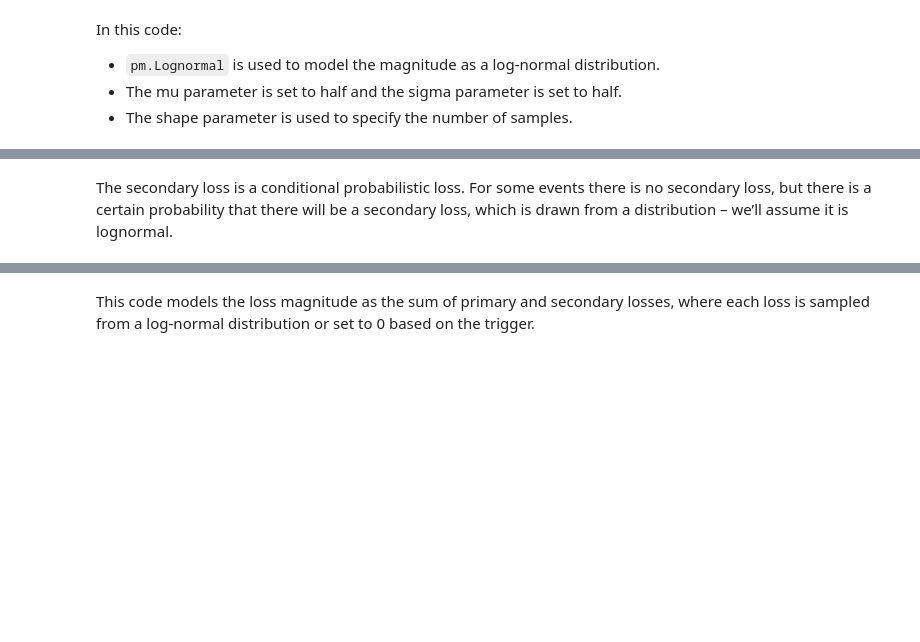
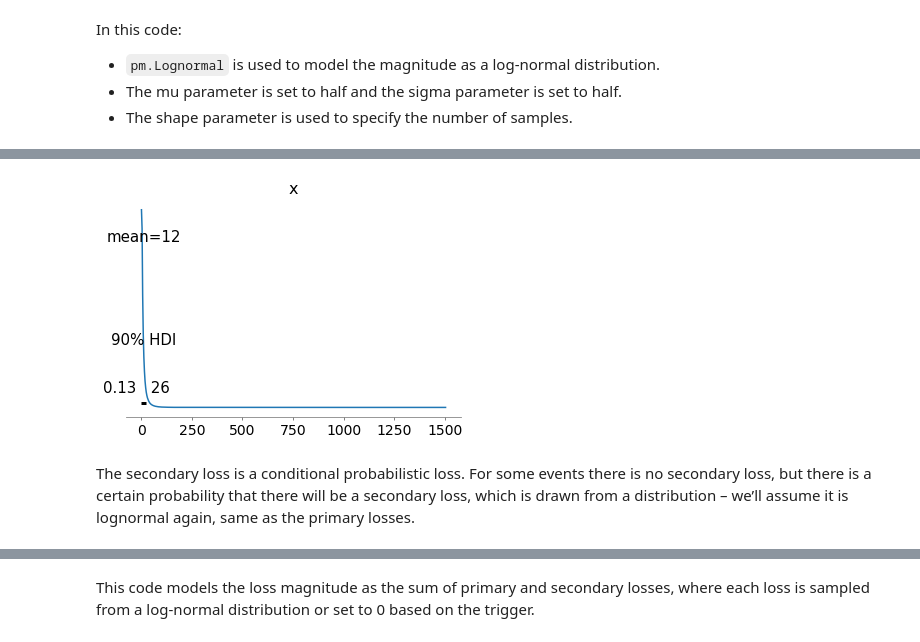
Before and after one commit to lauravoicu/Risk-Modelling, a Jupyter notebook: FAIR-Risk-Modelling.ipynb, the cells around one changed output, grey strips where cells are left out. Saved outputs shown, nothing was run; the diff lists cells and outputs as text; code cells hidden in the pictures; blank space fills up the shorter version.

```diff
--- a/FAIR-Risk-Modelling.ipynb
+++ b/FAIR-Risk-Modelling.ipynb
@@ -192,9 +189,9 @@ def primary_loss_model():
 
     with model:
         trace = pm.sample(NUM_SAMPLES, tune=1000)
-    return model, trace
+    return trace
 # %%
 # Run the Primary Loss Model
 print("Primary Loss Probability Density Function")
-model, trace = primary_loss_model()
+plm_trace = primary_loss_model()
 # %% [output]
@@ -215,5 +215,11 @@ Got error No model on context stack. trying to find log_likelihood in translatio
+# %%
+flattened_trace = plm_trace.get_values('magnitude', combine=True)
+az.plot_posterior(flattened_trace, hdi_prob=CONFIDENCE_INTERVAL)
+plt.show()
+# %% [output]
+[figure, added]
 # %% [markdown]
-The secondary loss is a conditional probabilistic loss. For some events there is no secondary loss, but there is a certain probability that there will be a secondary loss, which is drawn from a distribution – we’ll assume it is lognormal.
+The secondary loss is a conditional probabilistic loss. For some events there is no secondary loss, but there is a certain probability that there will be a secondary loss, which is drawn from a distribution – we’ll assume it is lognormal again, same as the primary losses.
 # %%
 # Secondary Risk Model
 def secondary_loss_model():
```
Also changed, not shown: parts of 22 cells of this notebook.
